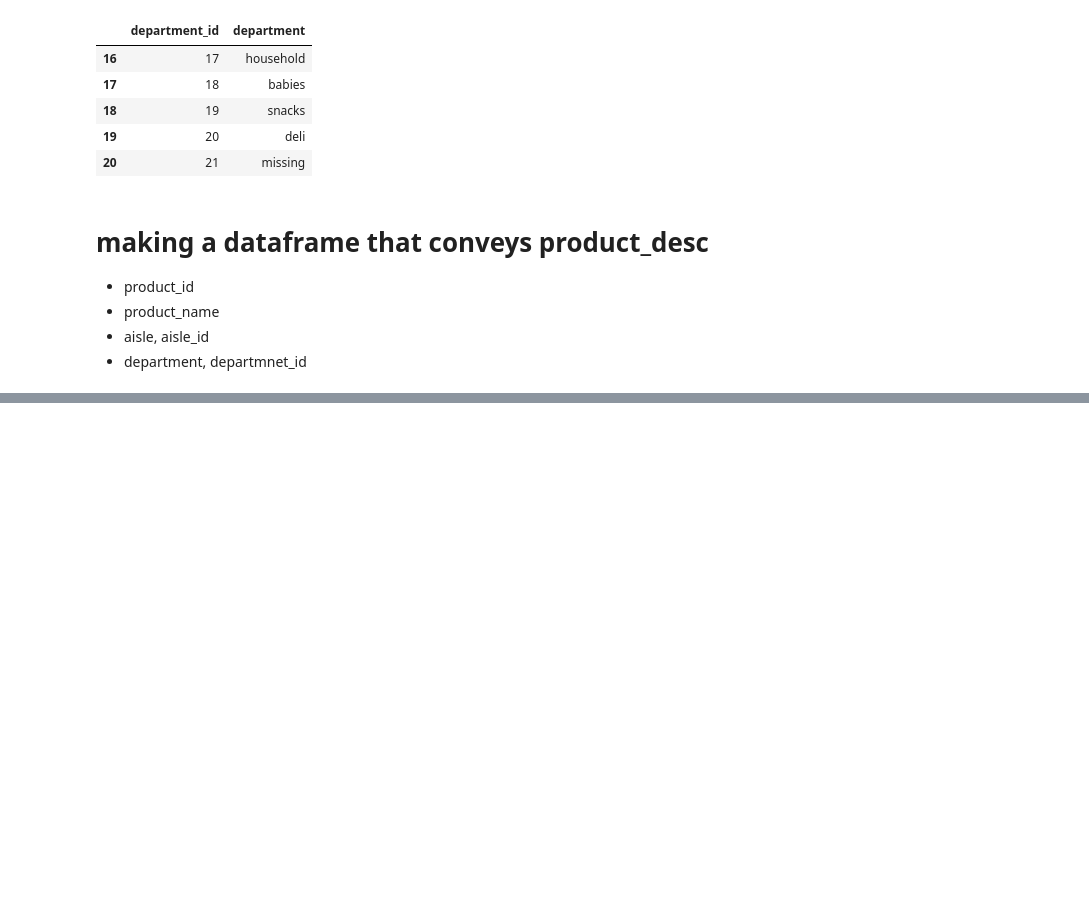
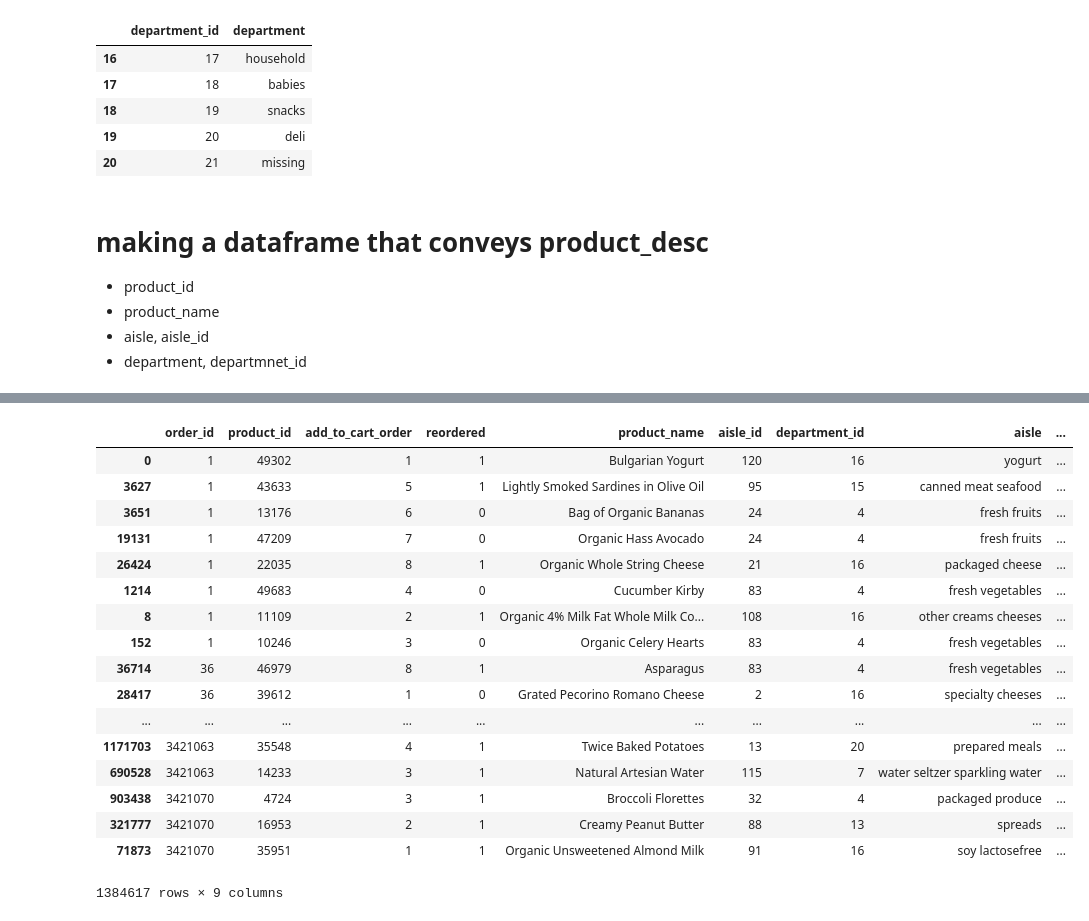
Before and after one commit to rokmarine1101/Instacart_project, a Jupyter notebook: 2017.11.29 Data approaching, combining & explanation.ipynb, the cells around one changed output, grey strips where cells are left out. Drawn from its saved outputs; the diff is of its cells as text; code cells hidden in the pictures; blank space fills up the shorter version.

Commit message:
data approach completion

```diff
--- a/2017.11.29 Data approaching, combining & explanation.ipynb
+++ b/2017.11.29 Data approaching, combining & explanation.ipynb
@@ -106,0 +107,5 @@ product_desc
+# %%
+order_products__train = pd.read_csv('order_products__train.csv')
+order_products__train.tail()
+
+# it seems that this dataframe should be used to train the model
@@ -106,0 +119,23 @@ product_desc
+# %%
+merged_data1 = pd.merge(left = order_products__train, right = product_desc)
+# %%
+merged_data1.sort_values('order_id')
+# %% [output]
+|  | order_id | product_id | add_to_cart_order | reordered | product_name | aisle_id | department_id | aisle | ... |
+| 0 | 1 | 49302 | 1 | 1 | Bulgarian Yogurt | 120 | 16 | yogurt | ... |
+| 3627 | 1 | 43633 | 5 | 1 | Lightly Smoked Sardines in Olive Oil | 95 | 15 | canned meat seafood | ... |
+| 3651 | 1 | 13176 | 6 | 0 | Bag of Organic Bananas | 24 | 4 | fresh fruits | ... |
+| 19131 | 1 | 47209 | 7 | 0 | Organic Hass Avocado | 24 | 4 | fresh fruits | ... |
+| 26424 | 1 | 22035 | 8 | 1 | Organic Whole String Cheese | 21 | 16 | packaged cheese | ... |
+| 1214 | 1 | 49683 | 4 | 0 | Cucumber Kirby | 83 | 4 | fresh vegetables | ... |
+| 8 | 1 | 11109 | 2 | 1 | Organic 4% Milk Fat Whole Milk Co... | 108 | 16 | other creams cheeses | ... |
+| 152 | 1 | 10246 | 3 | 0 | Organic Celery Hearts | 83 | 4 | fresh vegetables | ... |
+| 36714 | 36 | 46979 | 8 | 1 | Asparagus | 83 | 4 | fresh vegetables | ... |
+| 28417 | 36 | 39612 | 1 | 0 | Grated Pecorino Romano Cheese | 2 | 16 | specialty cheeses | ... |
+| ... | ... | ... | ... | ... | ... | ... | ... | ... | ... |
+| 1171703 | 3421063 | 35548 | 4 | 1 | Twice Baked Potatoes | 13 | 20 | prepared meals | ... |
+| 690528 | 3421063 | 14233 | 3 | 1 | Natural Artesian Water | 115 | 7 | water seltzer sparkling water | ... |
+| 903438 | 3421070 | 4724 | 3 | 1 | Broccoli Florettes | 32 | 4 | packaged produce | ... |
+| 321777 | 3421070 | 16953 | 2 | 1 | Creamy Peanut Butter | 88 | 13 | spreads | ... |
+| 71873 | 3421070 | 35951 | 1 | 1 | Organic Unsweetened Almond Milk | 91 | 16 | soy lactosefree | ... |
+1384617 rows × 9 columns
```
Also changed, not shown: parts of 6 cells of this notebook.
